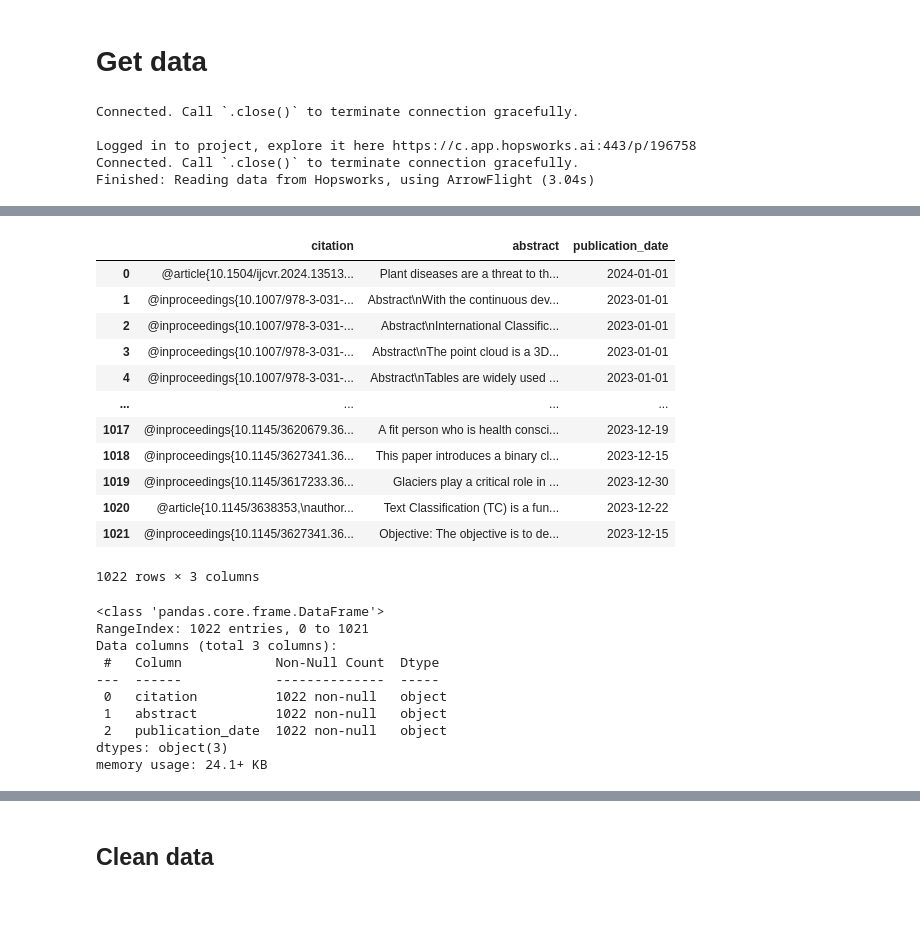
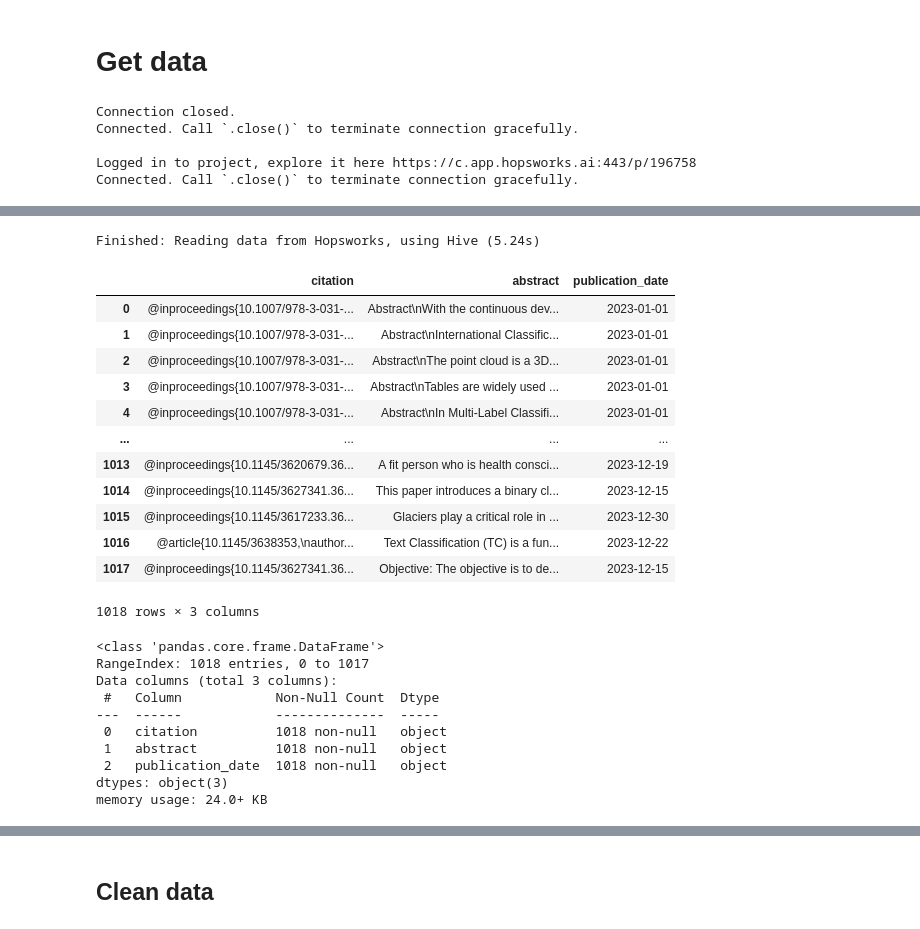
Before and after one commit to edwardnagy/id2223-project, a Jupyter notebook: training_pipeline.ipynb, the cells around one changed output, grey strips where cells are left out. Saved outputs shown, nothing was run; the diff lists cells and outputs as text; code cells hidden in the pictures.

```diff
--- a/training_pipeline.ipynb
+++ b/training_pipeline.ipynb
@@ -2,15 +2,21 @@
 # Get data
 # %%
 import hopsworks
+from hsfs.feature import Feature
+from datetime import date
 
 project = hopsworks.login()
 fs = project.get_feature_store()
 acm_papers_fg = fs.get_feature_group("acm_papers", 1)
-df = acm_papers_fg.read()
+query = fs.get_feature_group("acm_papers", 1)
+df = query.filter(
+    (Feature("publication_date") >= date(2023, 1, 1))
+    & (Feature("publication_date") <= date(2023, 12, 31))
+).read(read_options={"use_hive": True})
 df
 # %% [output]
+Connection closed.
 Connected. Call `.close()` to terminate connection gracefully.
 
 Logged in to project, explore it here https://c.app.hopsworks.ai:443/p/196758
 Connected. Call `.close()` to terminate connection gracefully.
-Finished: Reading data from Hopsworks, using ArrowFlight (3.04s)
@@ -17,29 +24,30 @@ Finished: Reading data from Hopsworks, using ArrowFlight (3.04s)
+Finished: Reading data from Hopsworks, using Hive (5.24s)
 |  | citation | abstract | publication_date |
-| 0 | @article{10.1504/ijcvr.2024.13513... | Plant diseases are a threat to th... | 2024-01-01 |
-| 1 | @inproceedings{10.1007/978-3-031-... | Abstract\nWith the continuous dev... | 2023-01-01 |
-| 2 | @inproceedings{10.1007/978-3-031-... | Abstract\nInternational Classific... | 2023-01-01 |
-| 3 | @inproceedings{10.1007/978-3-031-... | Abstract\nThe point cloud is a 3D... | 2023-01-01 |
-| 4 | @inproceedings{10.1007/978-3-031-... | Abstract\nTables are widely used ... | 2023-01-01 |
+| 0 | @inproceedings{10.1007/978-3-031-... | Abstract\nWith the continuous dev... | 2023-01-01 |
+| 1 | @inproceedings{10.1007/978-3-031-... | Abstract\nInternational Classific... | 2023-01-01 |
+| 2 | @inproceedings{10.1007/978-3-031-... | Abstract\nThe point cloud is a 3D... | 2023-01-01 |
+| 3 | @inproceedings{10.1007/978-3-031-... | Abstract\nTables are widely used ... | 2023-01-01 |
+| 4 | @inproceedings{10.1007/978-3-031-... | Abstract\nIn Multi-Label Classifi... | 2023-01-01 |
 | ... | ... | ... | ... |
-| 1017 | @inproceedings{10.1145/3620679.36... | A fit person who is health consci... | 2023-12-19 |
-| 1018 | @inproceedings{10.1145/3627341.36... | This paper introduces a binary cl... | 2023-12-15 |
-| 1019 | @inproceedings{10.1145/3617233.36... | Glaciers play a critical role in ... | 2023-12-30 |
-| 1020 | @article{10.1145/3638353,\nauthor... | Text Classification (TC) is a fun... | 2023-12-22 |
-| 1021 | @inproceedings{10.1145/3627341.36... | Objective: The objective is to de... | 2023-12-15 |
+| 1013 | @inproceedings{10.1145/3620679.36... | A fit person who is health consci... | 2023-12-19 |
+| 1014 | @inproceedings{10.1145/3627341.36... | This paper introduces a binary cl... | 2023-12-15 |
+| 1015 | @inproceedings{10.1145/3617233.36... | Glaciers play a critical role in ... | 2023-12-30 |
+| 1016 | @article{10.1145/3638353,\nauthor... | Text Classification (TC) is a fun... | 2023-12-22 |
+| 1017 | @inproceedings{10.1145/3627341.36... | Objective: The objective is to de... | 2023-12-15 |
-1022 rows × 3 columns
+1018 rows × 3 columns
 # %%
 df.info()
 # %% [output]
 <class 'pandas.core.frame.DataFrame'>
-RangeIndex: 1022 entries, 0 to 1021
+RangeIndex: 1018 entries, 0 to 1017
 Data columns (total 3 columns):
  #   Column            Non-Null Count  Dtype
 ---  ------            --------------  -----
- 0   citation          1022 non-null   object
- 1   abstract          1022 non-null   object
- 2   publication_date  1022 non-null   object
+ 0   citation          1018 non-null   object
+ 1   abstract          1018 non-null   object
+ 2   publication_date  1018 non-null   object
 dtypes: object(3)
-memory usage: 24.1+ KB
+memory usage: 24.0+ KB
 # %%
 # Remove duplicates
 df_unique = df.drop_duplicates(subset=["abstract"], keep="first")
```
Also changed, not shown: parts of 17 cells of this notebook, 12 other files.
